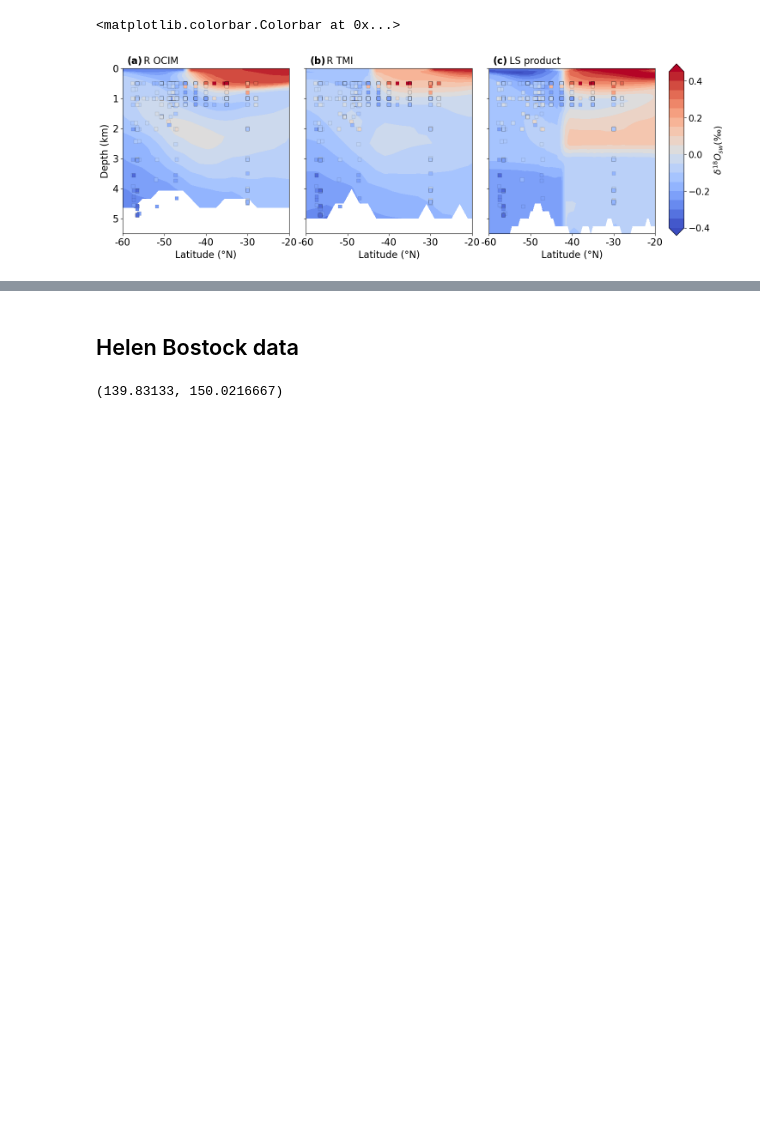
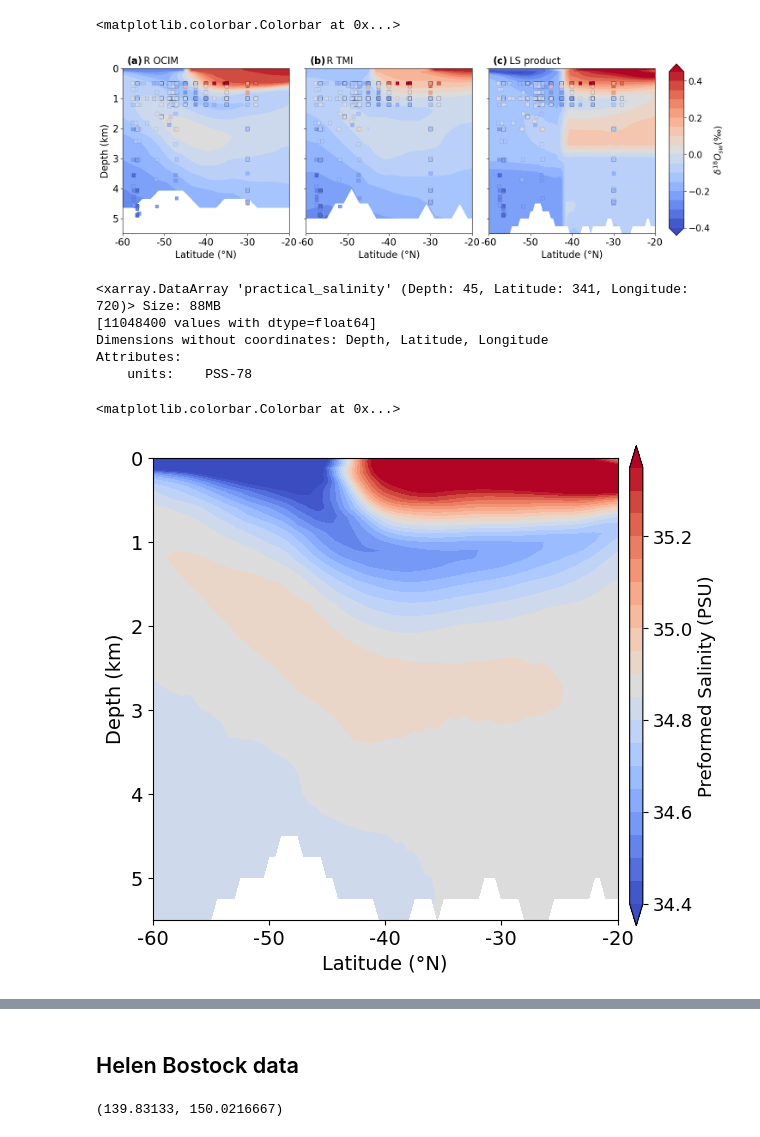
Before and after one commit to brumillet/d18o-southern-ocean, a Jupyter notebook: notebooks/evaluation_reconstructions.ipynb, the cells around one changed output, grey strips where cells are left out. Drawn from its saved outputs; the diff is of its cells as text; code cells hidden in the pictures; blank space fills up the shorter version.

```diff
--- a/notebooks/evaluation_reconstructions.ipynb
+++ b/notebooks/evaluation_reconstructions.ipynb
@@ -658,3 +663,22 @@ uf.add_cbar(fig, cf, fontsize = font - 1, width = 0.022, ticks = [-0.4 + 0.2 * i
 # %% [output]
 <matplotlib.colorbar.Colorbar at 0x...>
 [figure]
+# %%
+dsClim['practical_salinity']
+# %% [output]
+<xarray.DataArray 'practical_salinity' (Depth: 45, Latitude: 341, Longitude: 720)> Size: 88MB
+[11048400 values with dtype=float64]
+Dimensions without coordinates: Depth, Latitude, Longitude
+Attributes:
+    units:    PSS-78
+# %%
+fig = plt.figure(figsize = (6, 6)); ax = plt.gca(); font = 14
+
+cf = ax.contourf(l_lat_clim, l_depth0, np.nanmean(dsClim['preformed_salinity'].values[:, :, 80:181], axis = 2), cmap = 'coolwarm', levels = [34.4 + 0.05*i for i in range(20)], extend = 'both')
+ax.set_ylim(5500, 0); ax.set_xlim(-60, -20)
+ax.set_xlabel('Latitude (°N)', fontsize = font); ax.set_xticks([-60 + 10 * i for i in range(5)]); ax.set_xticklabels([-60 + 10 * i for i in range(5)], fontsize = font)
+ax.set_ylabel('Depth (km)', fontsize = font); ax.set_yticks([1000 * i for i in range(6)]); ax.set_yticklabels([i for i in range(6)], fontsize = font)
+uf.add_cbar(fig, cf, fontsize = font - 1, width = 0.022, ticks = [34.4 + 0.2 * i for i in range(5)], label = 'Preformed Salinity (PSU)')
+# %% [output]
+<matplotlib.colorbar.Colorbar at 0x...>
+[figure, added]
```
Also changed, not shown: parts of 10 cells of this notebook, 6 other files.
